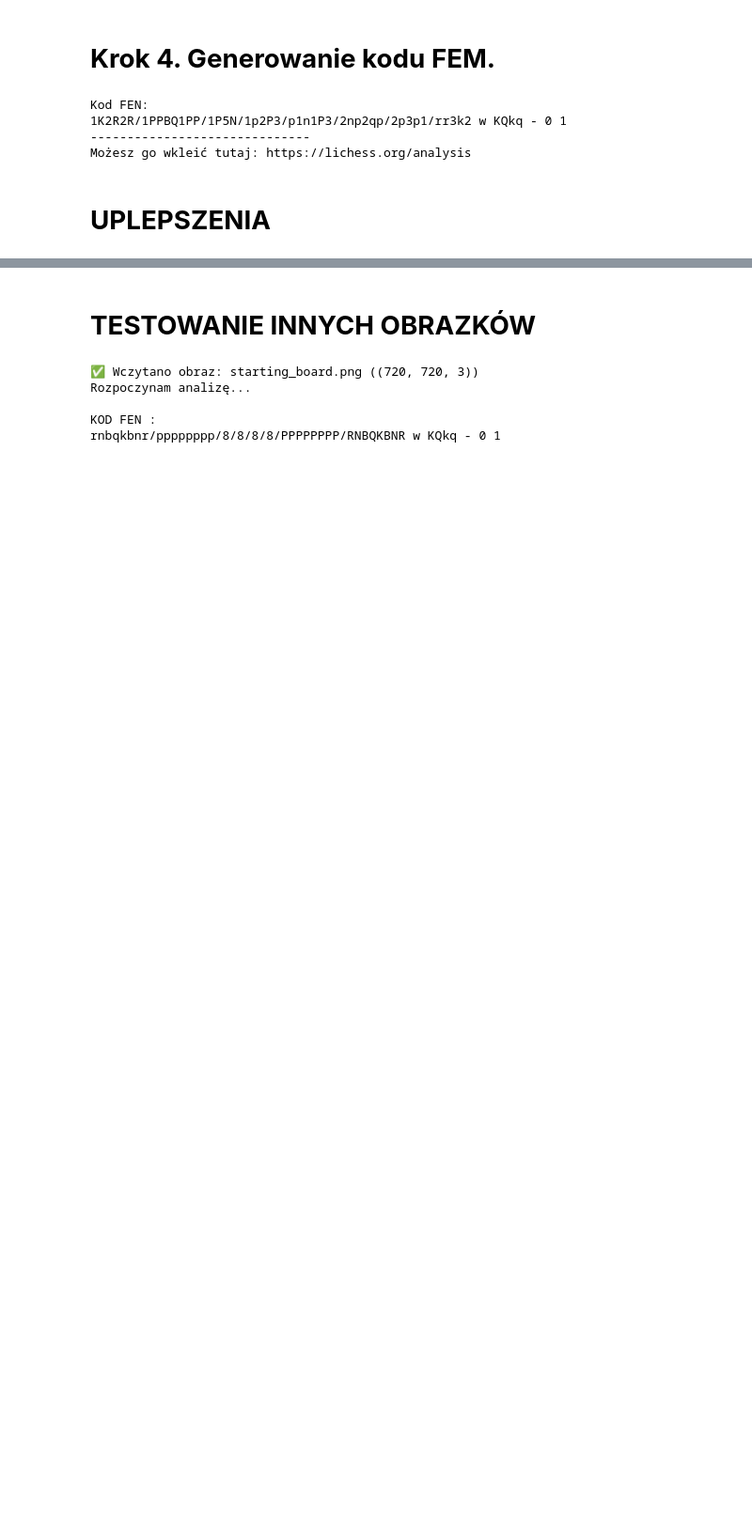
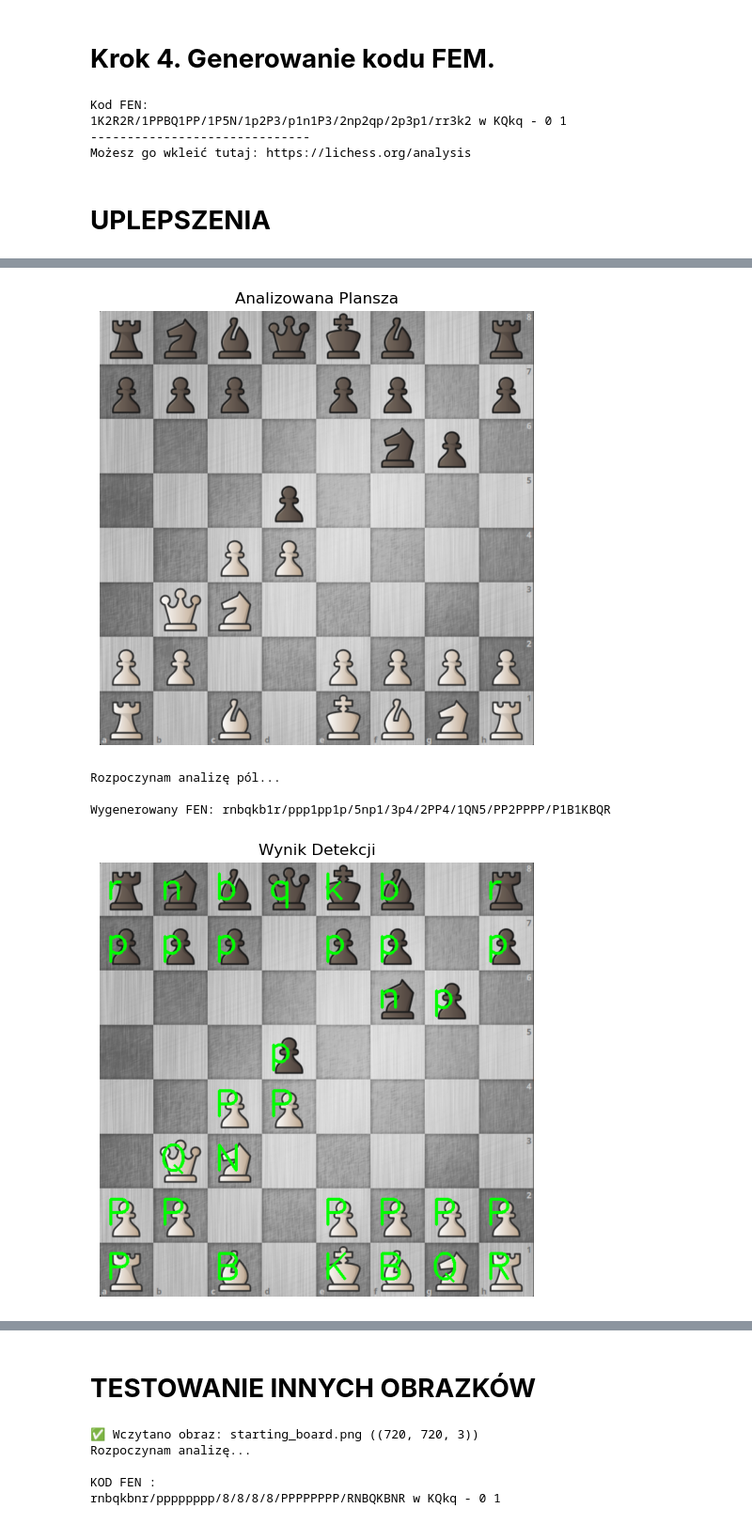
Before and after one commit to Psyhackological/opencv-chess-fen, a Jupyter notebook: chess_board_analyzer.ipynb.ipynb, the cells around one changed output, grey strips where cells are left out. Shown at 94% size. Drawn from its saved outputs; the diff is of its cells as text; code cells hidden in the pictures; blank space fills up the shorter version.

```diff
--- a/chess_board_analyzer.ipynb.ipynb
+++ b/chess_board_analyzer.ipynb.ipynb
@@ -430,0 +402,65 @@ FEN: rNBKQBN1/PP1PP1RP/2P2P2/1R4P1/n2b1p1p/2r2k2/pppppp2/2b1q1n1
+# %%
+def analyze_chess_board(image_path, templates):
+    board_img = preprocess_board(image_path)
+    show_img(board_img, "Analizowana Plansza")
+
+    fen_rows = []
+
+    debug_img = board_img.copy()
+
+    print("Rozpoczynam analizę pól...")
+
+    for row in range(8):
+        empty_count = 0
+        fen_row_str = ""
+
+        for col in range(8):
+            y_start, y_end = row * SQUARE_SIZE, (row + 1) * SQUARE_SIZE
+            x_start, x_end = col * SQUARE_SIZE, (col + 1) * SQUARE_SIZE
+            square = board_img[y_start:y_end, x_start:x_end]
+
+            if is_square_empty(square):
+                empty_count += 1
+            else:
+
+                if empty_count > 0:
+                    fen_row_str += str(empty_count)
+                    empty_count = 0
+
+                piece_code, score = identify_piece(square, templates)
+
+                if score < 0.3:
+                    empty_count += 1
+                else:
+                    color = piece_code[0] # 'w' lub 'b'
+                    role = piece_code[1]  # 'P', 'N', 'B', 'R', 'Q', 'K'
+                    fen_char = role.upper() if color == 'w' else role.lower()
+
+                    fen_row_str += fen_char
+
+                    cv2.putText(debug_img, fen_char, (x_start + 10, y_start + 60),
+                                cv2.FONT_HERSHEY_SIMPLEX, 2, (0, 255, 0), 3)
+
+        if empty_count > 0:
+            fen_row_str += str(empty_count)
+
+        fen_rows.append(fen_row_str)
+
+    final_fen = "/".join(fen_rows)
+    print(f"\nWygenerowany FEN: {final_fen}")
+
+    show_img(debug_img, "Wynik Detekcji")
+    return final_fen
+
+target_image = 'assets/sample/my_game5.png'
+
+if len(all_piece_templates) > 0:
+    fen = analyze_chess_board(target_image, all_piece_templates)
+else:
+    print("Najpierw załaduj szablony figur w Bloku 2!")
+# %% [output]
+[figure, added]
+Rozpoczynam analizę pól...
+
+Wygenerowany FEN: rnbqkb1r/ppp1pp1p/5np1/3p4/2PP4/1QN5/PP2PPPP/P1B1KBQR
+[figure, added]
```
Also changed, not shown: parts of 8 cells of this notebook, 5 other files.
